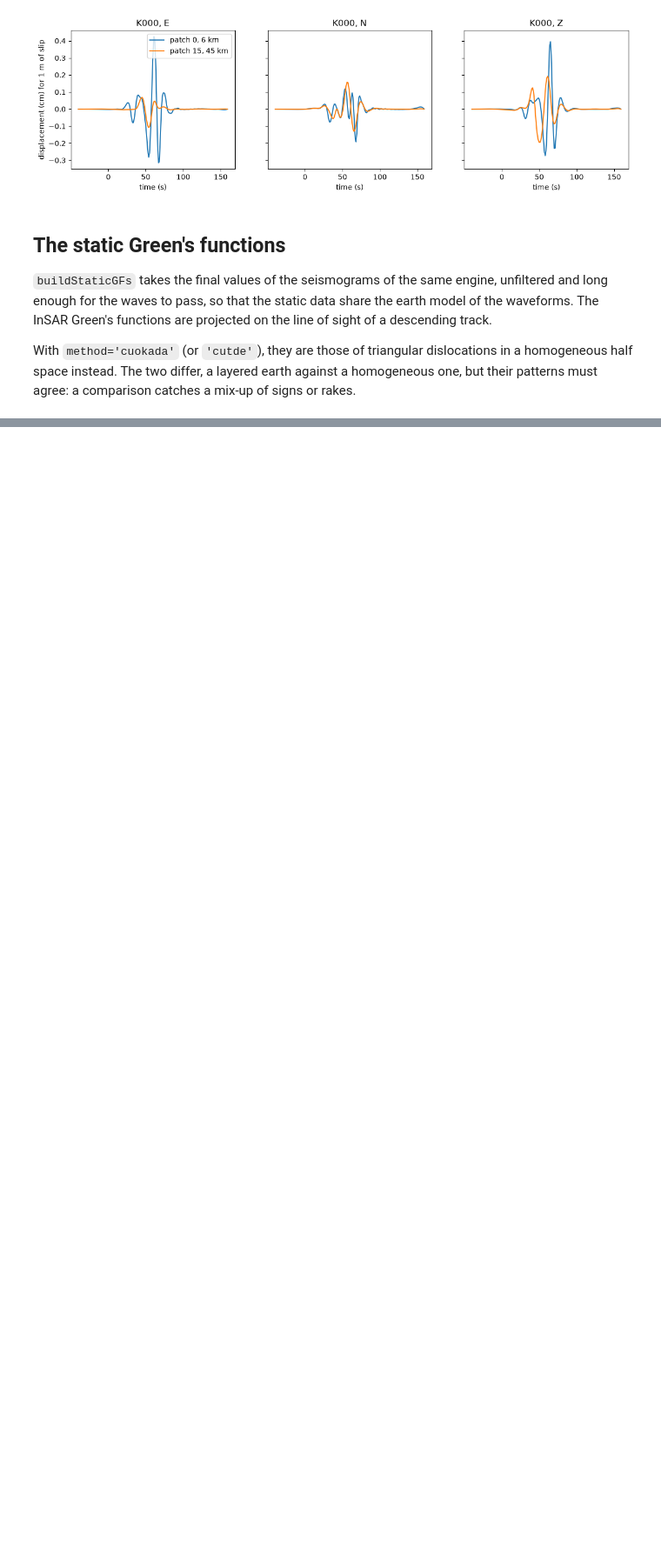
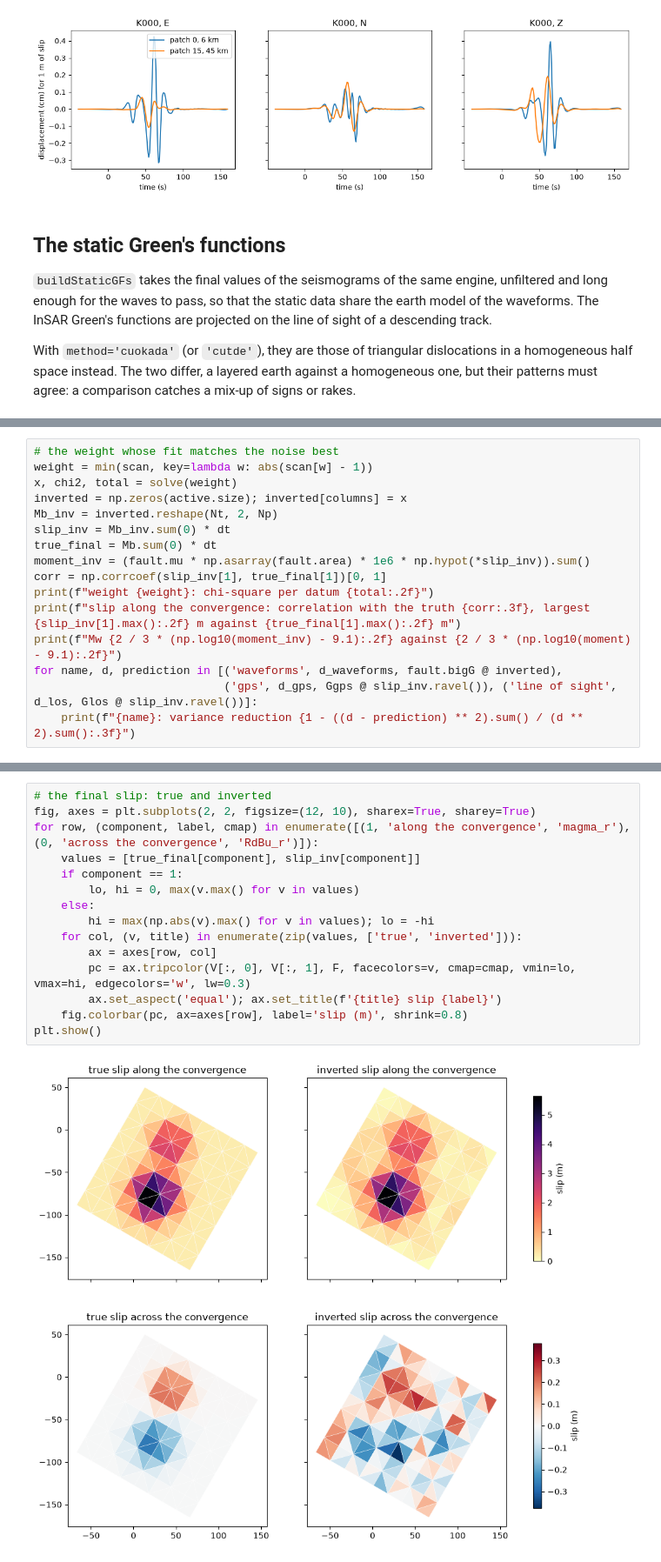
Before and after one commit to jolivetr/csi, a Jupyter notebook: notebooks/tutoTriangularKinematic.ipynb, the cells around one changed output, grey strips where cells are left out. Shown at 87% size. Saved outputs shown, nothing was run; the diff lists cells and outputs as text; blank space fills up the shorter version.

```diff
--- a/notebooks/tutoTriangularKinematic.ipynb
+++ b/notebooks/tutoTriangularKinematic.ipynb
@@ -273,0 +349,16 @@ plt.show()
+# %%
+# the weight whose fit matches the noise best
+weight = min(scan, key=lambda w: abs(scan[w] - 1))
+x, chi2, total = solve(weight)
+inverted = np.zeros(active.size); inverted[columns] = x
+Mb_inv = inverted.reshape(Nt, 2, Np)
+slip_inv = Mb_inv.sum(0) * dt
+true_final = Mb.sum(0) * dt
+moment_inv = (fault.mu * np.asarray(fault.area) * 1e6 * np.hypot(*slip_inv)).sum()
+corr = np.corrcoef(slip_inv[1], true_final[1])[0, 1]
+print(f"weight {weight}: chi-square per datum {total:.2f}")
+print(f"slip along the convergence: correlation with the truth {corr:.3f}, largest {slip_inv[1].max():.2f} m against {true_final[1].max():.2f} m")
+print(f"Mw {2 / 3 * (np.log10(moment_inv) - 9.1):.2f} against {2 / 3 * (np.log10(moment) - 9.1):.2f}")
+for name, d, prediction in [('waveforms', d_waveforms, fault.bigG @ inverted),
+                            ('gps', d_gps, Ggps @ slip_inv.ravel()), ('line of sight', d_los, Glos @ slip_inv.ravel())]:
+    print(f"{name}: variance reduction {1 - ((d - prediction) ** 2).sum() / (d ** 2).sum():.3f}")
@@ -273,0 +372,17 @@ plt.show()
+# %%
+# the final slip: true and inverted
+fig, axes = plt.subplots(2, 2, figsize=(12, 10), sharex=True, sharey=True)
+for row, (component, label, cmap) in enumerate([(1, 'along the convergence', 'magma_r'), (0, 'across the convergence', 'RdBu_r')]):
+    values = [true_final[component], slip_inv[component]]
+    if component == 1:
+        lo, hi = 0, max(v.max() for v in values)
+    else:
+        hi = max(np.abs(v).max() for v in values); lo = -hi
+    for col, (v, title) in enumerate(zip(values, ['true', 'inverted'])):
+        ax = axes[row, col]
+        pc = ax.tripcolor(V[:, 0], V[:, 1], F, facecolors=v, cmap=cmap, vmin=lo, vmax=hi, edgecolors='w', lw=0.3)
+        ax.set_aspect('equal'); ax.set_title(f'{title} slip {label}')
+    fig.colorbar(pc, ax=axes[row], label='slip (m)', shrink=0.8)
+plt.show()
+# %% [output]
+[figure, added]
```
Also changed, not shown: parts of 21 cells of this notebook.
